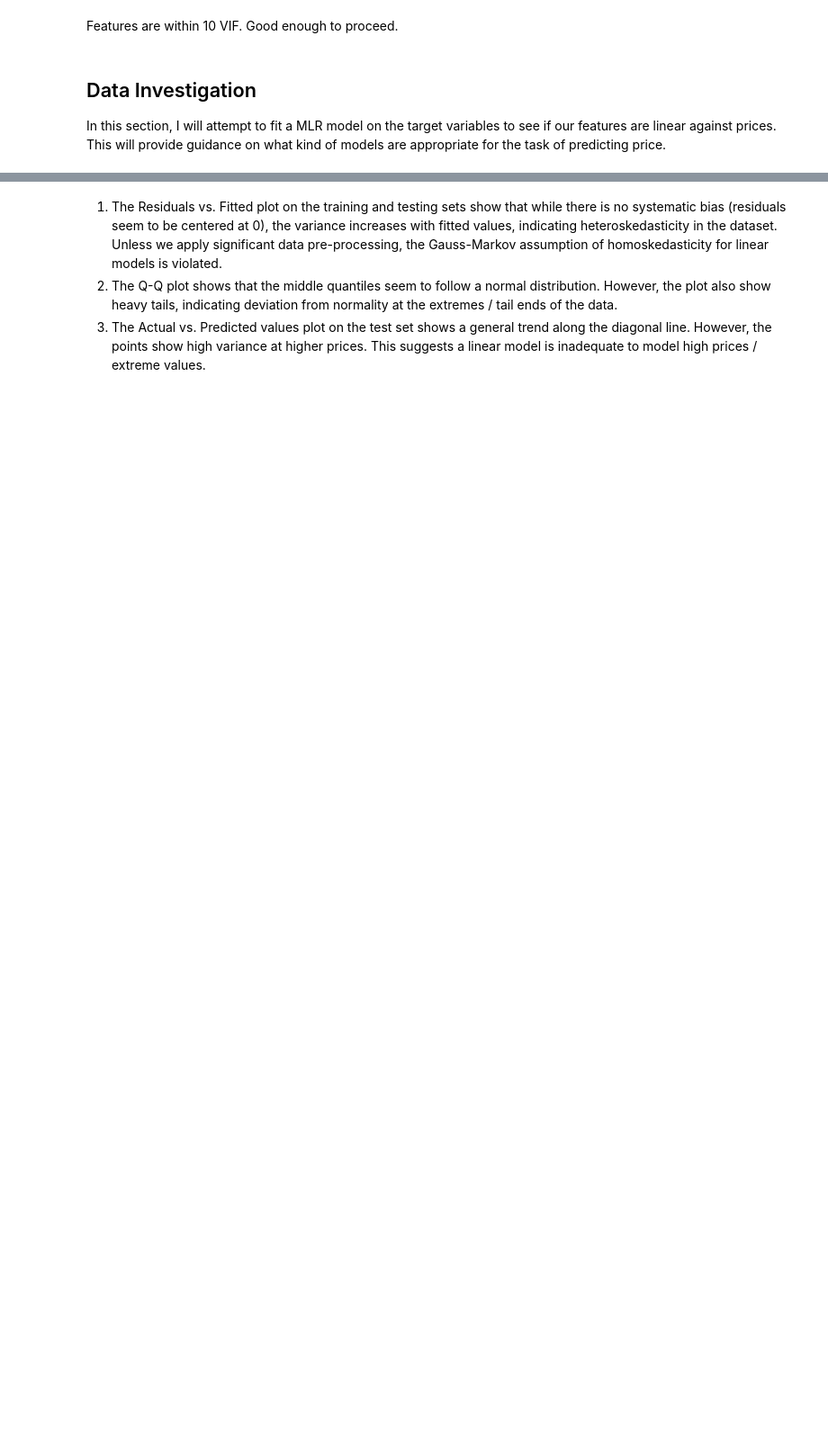
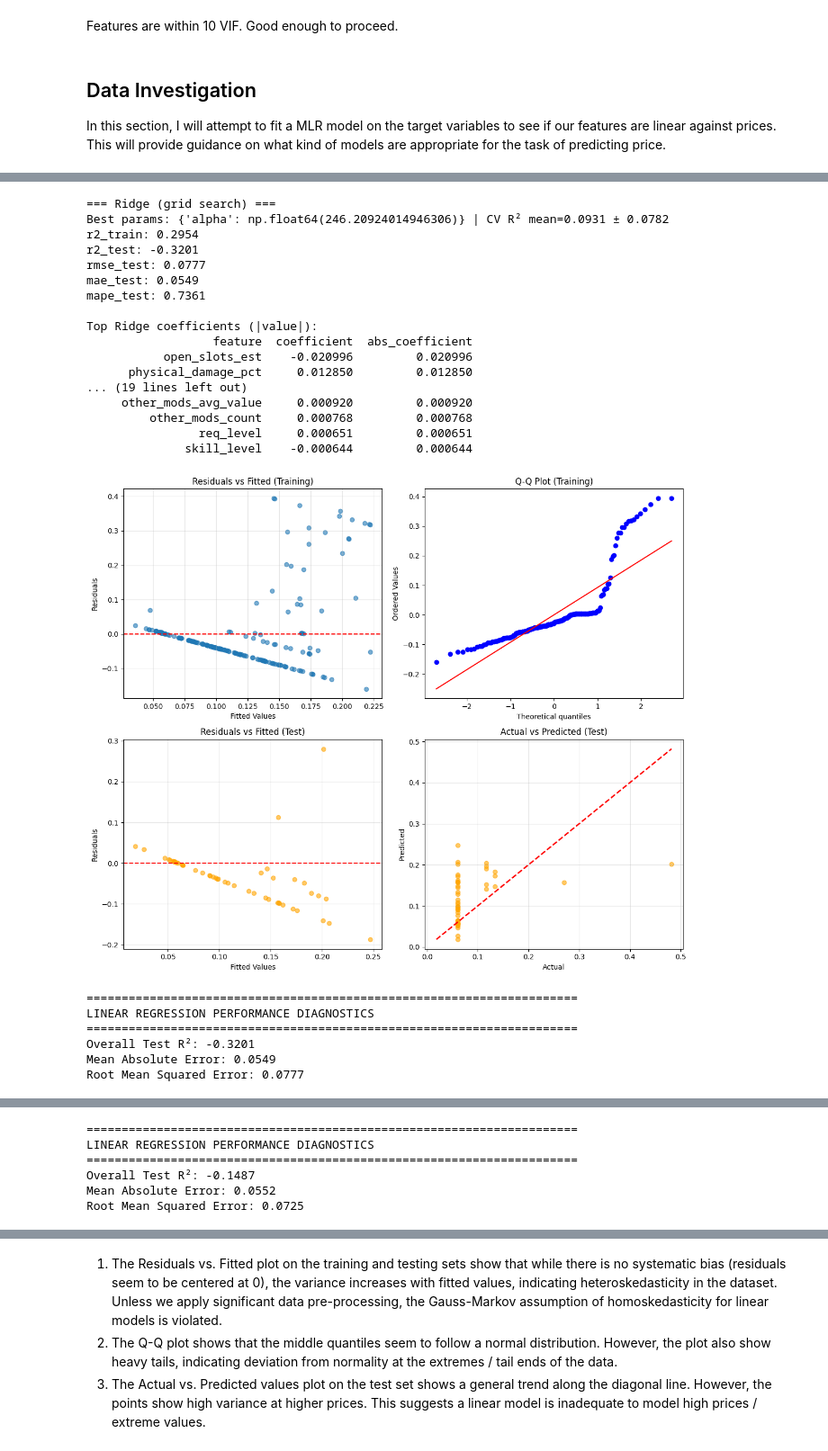
Before and after one commit to yokurang/path-of-elixe, a Jupyter notebook: take_home_project_poe/src/preprocessor/scripts/investigate_weapons.ipynb, the cells around one changed output, grey strips where cells are left out. Shown at 90% size. Cells and saved outputs as stored; diff of their text form; code cells hidden in the pictures; blank space fills up the shorter version.

```diff
--- a/take_home_project_poe/src/preprocessor/scripts/investigate_weapons.ipynb
+++ b/take_home_project_poe/src/preprocessor/scripts/investigate_weapons.ipynb
@@ -278,0 +272,42 @@ Feature Importance:
+# %%
+from modelling import compare_regularized_models
+results = compare_regularized_models(
+    X, y["log_price"], metadata=craft_meta,
+    ridge_alphas=np.logspace(-4, 3, 24),
+    en_alphas=np.logspace(-4, 1, 20),
+    en_l1_ratios=[0.05, 0.15, 0.3, 0.5, 0.7, 0.85, 0.95],
+    cv_splits=5,
+    test_size=0.2,
+    random_state=42,
+    n_jobs=-1,
+)
+
+# Access pieces:
+ridge_model = results["Ridge"]["best_model"]
+enet_model  = results["ElasticNet"]["best_model"]
+print(results["summary"])
+# %% [output]
+=== Ridge (grid search) ===
+Best params: {'alpha': np.float64(246.20924014946306)} | CV R² mean=0.0931 ± 0.0782
+r2_train: 0.2954
+r2_test: -0.3201
+rmse_test: 0.0777
+mae_test: 0.0549
+mape_test: 0.7361
+
+Top Ridge coefficients (|value|):
+                  feature  coefficient  abs_coefficient
+           open_slots_est    -0.020996         0.020996
+      physical_damage_pct     0.012850         0.012850
+... (19 lines left out)
+     other_mods_avg_value     0.000920         0.000920
+         other_mods_count     0.000768         0.000768
+                req_level     0.000651         0.000651
+              skill_level    -0.000644         0.000644
+[figure, added]
+======================================================================
+LINEAR REGRESSION PERFORMANCE DIAGNOSTICS
+======================================================================
+Overall Test R²: -0.3201
+Mean Absolute Error: 0.0549
+Root Mean Squared Error: 0.0777
@@ -278,0 +333,6 @@ Feature Importance:
+======================================================================
+LINEAR REGRESSION PERFORMANCE DIAGNOSTICS
+======================================================================
+Overall Test R²: -0.1487
+Mean Absolute Error: 0.0552
+Root Mean Squared Error: 0.0725
```
Also changed, not shown: parts of 12 cells of this notebook, 4 other files.
